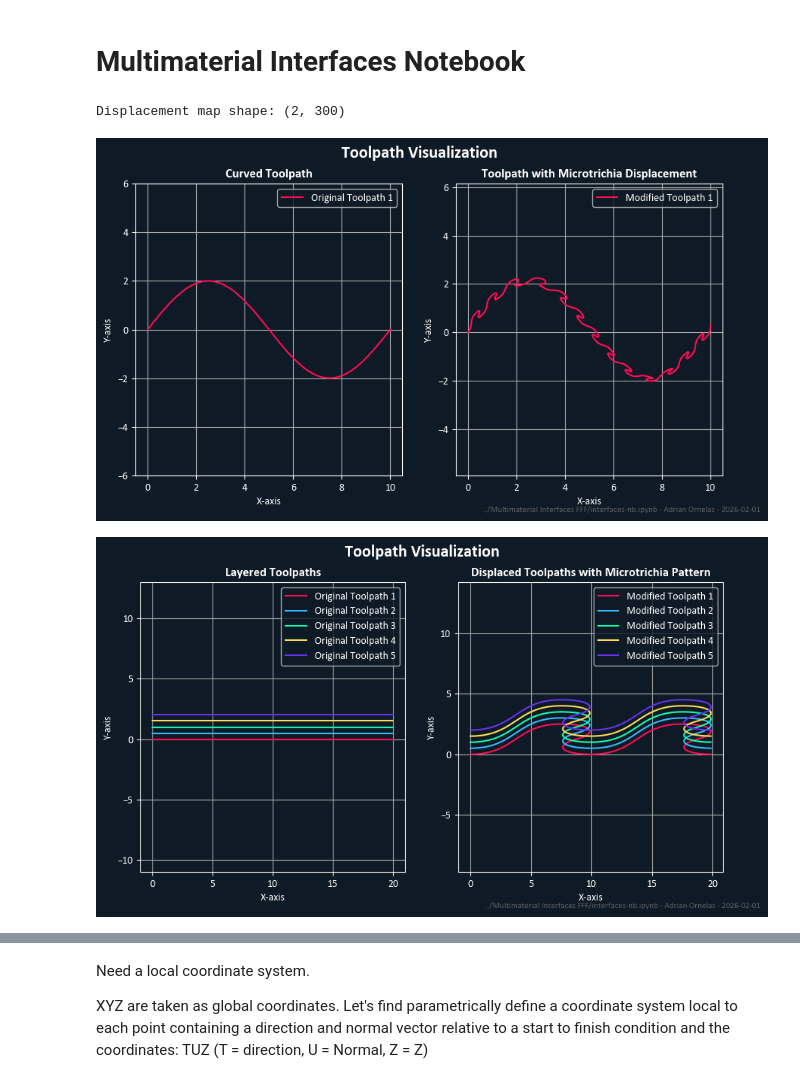
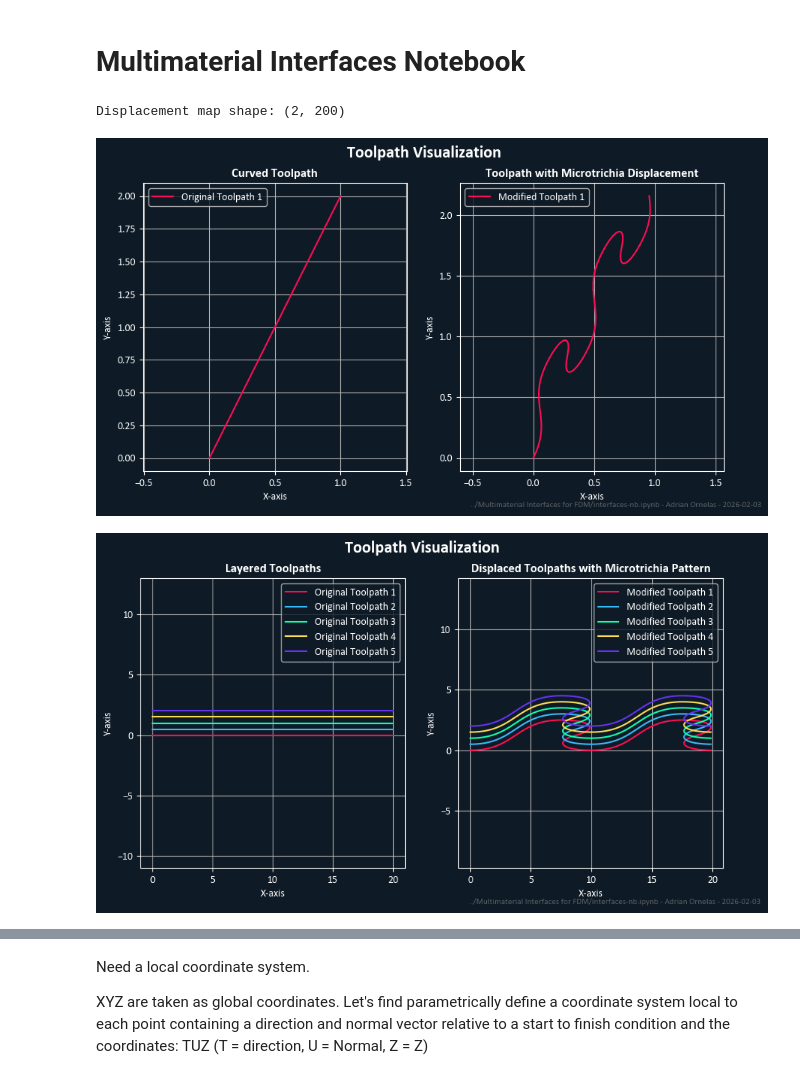
Before and after one commit to afornelas/Stitch, a Jupyter notebook: interfaces-nb.ipynb, the cells around one changed output, grey strips where cells are left out. Saved outputs shown, nothing was run; the diff lists cells and outputs as text; code cells hidden in the pictures.

Commit message:
Correction of displacement map algorithm, gcode parser

```diff
--- a/interfaces-nb.ipynb
+++ b/interfaces-nb.ipynb
@@ -22,6 +22,25 @@ def fig_watermark(fig, file=nb_path, author = "Adrian Ornelas", date_string=date
     fig.text(0.95, 0.01, f"{file} - {author} - {date_string}",
              verticalalignment='bottom', horizontalalignment='right',
              fontsize=8, color='gray', alpha=0.7)
+
+def plot_single_toolpath(toolpath, fig_title="Toolpath Visualization", line_style='-'):
+    plt.figure()
+
+    if type(toolpath) is not list:
+        toolpath = [toolpath]
+
+    for idx, path in enumerate(toolpath):
+        plt.plot(path[:, 0], path[:, 1], line_style, label=f'Toolpath {idx+1}')
+
+    plt.title(fig_title)
+    plt.xlabel('X-axis')
+    plt.ylabel('Y-axis')
+    plt.axis('equal')
+    plt.legend()
+    plt.grid()
+
+    fig_watermark(plt.gcf())
+    plt.show()
 
 def plot_toolpaths(original_toolpath, modified_toolpath, fig_title_1="Original Toolpaths", fig_title_2="Modified Toolpaths", line_style='-'):
     plt.figure(figsize=(10, 5))
@@ -66,7 +85,6 @@ def plot_direction_normal_vectors(positions, directions, normal, exclude='', lin
     To exclude positions, pass a string with the letter 'p' , 'd' for directions, 'n' for normals."""
 
     plt.figure()
-
 
     if 'd' not in exclude:
         plt.quiver(positions[:, 0], positions[:, 1], directions[:, 0], directions[:, 1], angles='xy', scale_units='xy', scale=1, color='b', label='Direction Vectors',width=0.005)
@@ -158,8 +176,8 @@ def gen_microtrichia(height, ramp, ramp_shift, base_ratio, tip_angle, tip_size,r
     microtrichia_curve_2 = bezier.Curve(microtrichia_nodes_2, degree=3)
     microtrichia_curve_3 = bezier.Curve(microtrichia_nodes_3, degree=3)
     curve_1_points = microtrichia_curve_1.evaluate_multi(np.linspace(0,1,resolution))
-    curve_2_points = microtrichia_curve_2.evaluate_multi(np.linspace(0,1,resolution))
-    curve_3_points = microtrichia_curve_3.evaluate_multi(np.linspace(0,1,resolution))
+    curve_2_points = microtrichia_curve_2.evaluate_multi(np.linspace(0,1,int(resolution/2)))
+    curve_3_points = microtrichia_curve_3.evaluate_multi(np.linspace(0,1,int(resolution/2)))
 
     return np.hstack([curve_1_points, curve_2_points, curve_3_points])
 
@@ -195,7 +213,7 @@ def apply_displacement(toolpath, period=2, displacement_map = np.array([[0],[0]]
         norm_norm = normals[i] / np.linalg.norm(normals[i])
         # Apply displacements from the displacement map according to t and period
         delta_x = ((displacement_func(t, displacement_map)[0]*period) - period*t) * dir_norm
-        delta_y = ((displacement_func(t, displacement_map)[1]*period) ) * norm_norm
+        delta_y = ((displacement_func(t, displacement_map)[1]*period)) * norm_norm
         # print(f"Point {i}: t={t:.2f}, delta_x={delta_x}, delta_y={delta_y}")
         displaced_positions[i] += delta_x + delta_y
         # print(f"Original Pos: {positions[i]}, Displaced Pos: {displaced_positions[i]}")
@@ -209,33 +227,34 @@ def apply_displacement(toolpath, period=2, displacement_map = np.array([[0],[0]]
 height = 0.25
 ramp = 0
 ramp_shift = 0
 base_ratio = 0.75
 tip_angle = 15
 tip_size = 0.2
 
 disp_microtrichia = gen_microtrichia(height=height, ramp=ramp, ramp_shift=ramp_shift, base_ratio=base_ratio, tip_angle=tip_angle, tip_size=tip_size, resolution=100)
 
 layered_toolpath = gen_parallel((0, 0), (20, 0), 500, num_paths=5, offset_distance=0.5)
 
 displaced_toolpaths = []
 for path in layered_toolpath:
     displaced_path = apply_displacement(path, period=10, displacement_map=disp_microtrichia)
     displaced_toolpaths.append(displaced_path)
 
 
 # original_toolpath = gen_parallel((0, 0), (3, 0), 1000, num_paths=1)
 original_toolpath = gen_sine(0, 10, 10000, amplitude=2, frequency=1 * np.pi / 5)
+original_toolpath = gen_parallel((0, 0), (1, 2), 1000, num_paths=1)
 disp_microtrichia = gen_microtrichia(height=height, ramp=ramp, ramp_shift=ramp_shift, base_ratio=base_ratio, tip_angle=tip_angle, tip_size=tip_size, resolution=100)
 
 print(f"Displacement map shape: {disp_microtrichia.shape}")
 modified_toolpath = apply_displacement(original_toolpath, period=1, displacement_map=disp_microtrichia)
 
 plot_toolpaths(original_toolpath, modified_toolpath,
                fig_title_1="Curved Toolpath", fig_title_2="Toolpath with Microtrichia Displacement")
 
 plot_toolpaths(layered_toolpath, displaced_toolpaths,
                fig_title_1="Layered Toolpaths", fig_title_2="Displaced Toolpaths with Microtrichia Pattern")
 # %% [output]
-Displacement map shape: (2, 300)
+Displacement map shape: (2, 200)
-[figure, old version]
+[figure, new version]
 [figure]
```
Also changed, not shown: parts of 2 cells of this notebook, 3 other files.
